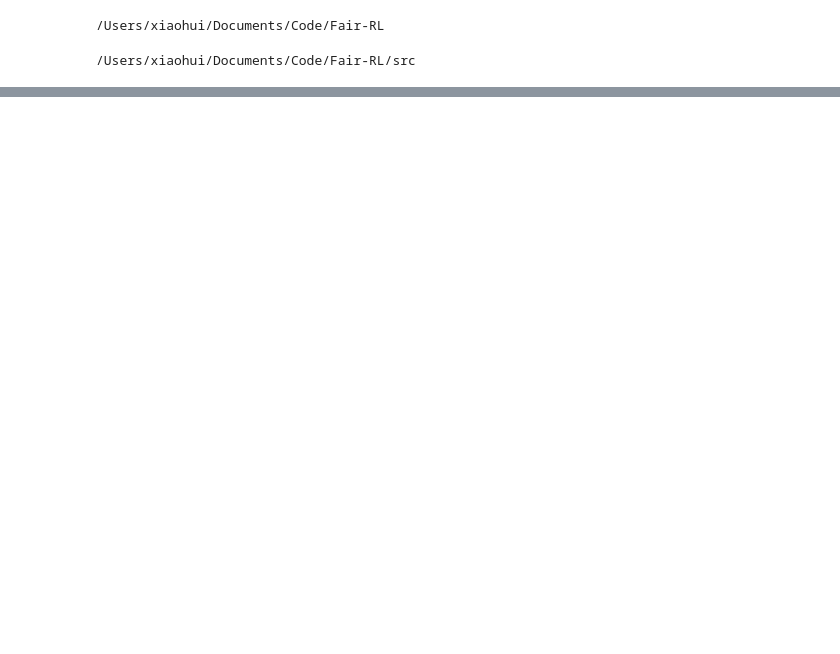
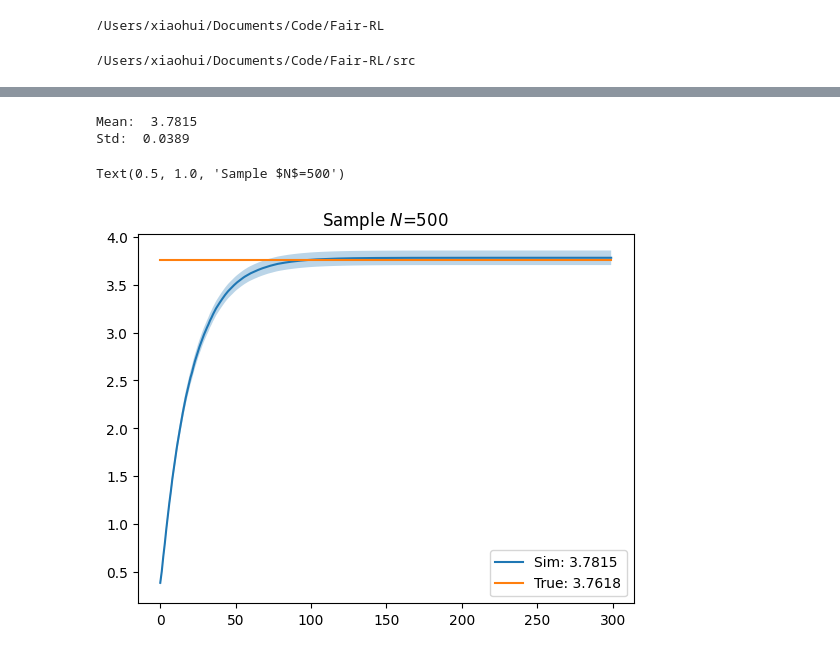
Before and after one commit to x-tu/GGF-wcMDP, a Jupyter notebook: src/experiments/weakly.ipynb, the cells around one changed output, grey strips where cells are left out. Saved outputs shown, nothing was run; the diff lists cells and outputs as text; code cells hidden in the pictures; blank space fills up the shorter version.

```diff
--- a/src/experiments/weakly.ipynb
+++ b/src/experiments/weakly.ipynb
@@ -29 +32,3 @@ env = MachineReplacement(
+# %%
+params.weight_type = 'exponential2'
 # %%
@@ -89,0 +233,4 @@ mrp_data
+# %%
+state = np.array([0, 1, 2])
+params.num_groups = 3
+params.len_episode = 300
@@ -89,0 +419,8 @@ mrp_data
+# %%
+# calculate LP values
+model = build_dlp(mdp=mdp_n1)
+# Solve the GGF model
+_, model, _ = solve_dlp(model=model)
+results_n1 = extract_dlp(model=model, print_results=True)
+# get the policy
+policy_n1 = results_n1.policy
@@ -89,0 +448,17 @@ mrp_data
+# %%
+num_samples = 500
+params.len_episode = 300
+V = np.zeros((num_samples, params.len_episode))
+for n in range(num_samples):
+    s_index = np.random.choice(range(mrp_data_n1.num_global_states))
+    for t in range(params.len_episode):
+        # select the action
+        action_prob = policy_n1.iloc[s_index]
+        action_idx = np.random.choice(range(len(action_prob)), p=action_prob)
+        # calculate the reward
+        reward = mrp_data_n1.global_costs[s_index, action_idx][0]
+        V[n, t] += params.gamma ** t * reward
+        # transit to the next state
+        next_s_prob = mrp_data_n1.global_transitions[s_index, :, action_idx]
+        next_s_index = np.random.choice(range(len(next_s_prob)), p=next_s_prob)
+        s_index = next_s_index
@@ -89,0 +487,19 @@ mrp_data
+# %%
+V_mean_accum = np.cumsum(V, axis=1)
+
+V_mean = np.mean(V_mean_accum, axis=0)
+V_std_n = np.std(V_mean_accum, axis=0) / np.sqrt(num_samples)
+
+print("Mean: ", round(V_mean[-1],4))
+print("Std: ", round(V_std_n[-1],4))
+
+# samples: 500
+sns.lineplot(V_mean, label=f'Sim: {round(V_mean[-1],4)}')
+plt.fill_between(range(params.len_episode), V_mean - 1.96 * V_std_n, V_mean + 1.96 * V_std_n, alpha=0.3)
+sns.lineplot(x=range(params.len_episode), y=results_n1.ggf_value_xc, label=f'True: {results_n1.ggf_value_xc}')
+plt.title(f'Sample $N$={num_samples}')
+# %% [output]
+Mean:  3.7815
+Std:  0.0389
+Text(0.5, 1.0, 'Sample $N$=500')
+[figure, added]
```
Also changed, not shown: parts of 123 cells of this notebook, 4 other files.
